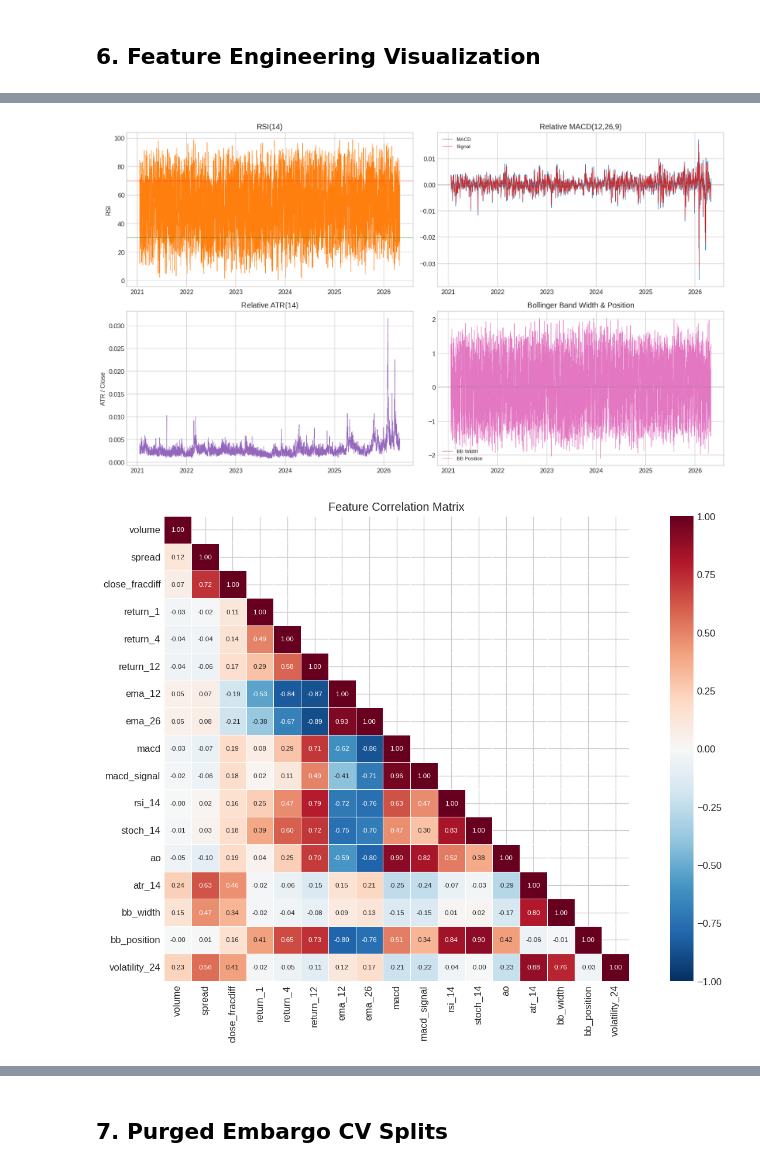
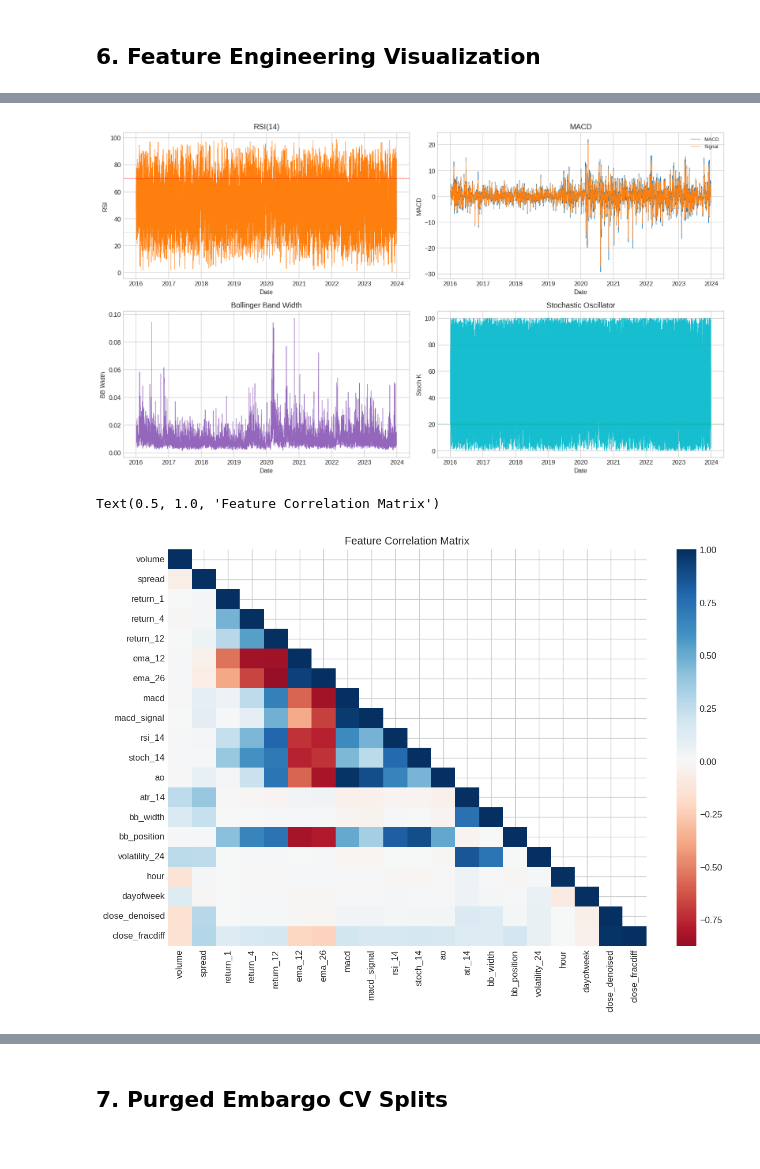
Before and after one commit to ultimateBroK/thesis-compact, a Jupyter notebook: hybrid_stacking_visualization.ipynb, the cells around one changed output, grey strips where cells are left out. Cells and saved outputs as stored; diff of their text form; code cells hidden in the pictures.

```diff
--- a/hybrid_stacking_visualization.ipynb
+++ b/hybrid_stacking_visualization.ipynb
@@ -90,9 +84,13 @@ dataset = build_dataset(config)
 train, test = train_test_time_split(dataset, purge_pct=PURGE_PCT)
 features = feature_columns(dataset)
 
+dataset_pdf = dataset.to_pandas().set_index("timestamp")
+train_pdf = train.to_pandas().set_index("timestamp")
+test_pdf = test.to_pandas().set_index("timestamp")
+
 print(f"Rows: {len(dataset):,}")
 print(f"Train: {len(train):,} | Test: {len(test):,}")
 print(f"Features: {len(features)}")
 print(f"Raw close in features: {'close' in features}")
-print(f"Fractional d: {dataset.attrs.get('fractional_d', 'n/a')}")
+print(f"Fractional d: {FRACTIONAL_D}")
 # %% [output]
@@ -180,8 +175,8 @@ plt.show()
 # %%
 fig, ax = plt.subplots(figsize=(16, 6))
 
-sample = dataset.iloc[::4]
-ax.plot(dataset.index, dataset["close"], color="#1f77b4", linewidth=0.6, alpha=0.5)
+sample = dataset_pdf.iloc[::4]
+ax.plot(dataset_pdf.index, dataset_pdf["close"], color="#1f77b4", linewidth=0.6, alpha=0.5)
 
 for label_val, color in PALETTE.items():
     mask = sample["label"] == label_val
@@ -190,13 +185,8 @@ for label_val, color in PALETTE.items():
         c=color, s=8, alpha=0.7, label=LABEL_NAMES[label_val], zorder=3
     )
 
-ax.axvline(train.index[-1], color="gray", linestyle="--", linewidth=0.8, label="Train/Test split")
-ax.set_title("Price with Triple Barrier Labels")
+ax.axvline(train_pdf.index[-1], color="gray", linestyle="--", linewidth=0.8, label="Train/Test split")
+ax.set_title("Triple Barrier Labels — LONG / HOLD / SHORT")
 ax.set_ylabel("XAU/USD")
-ax.legend(loc="upper left", fontsize=8, markerscale=2)
-ax.xaxis.set_major_formatter(mdates.DateFormatter("%Y-%m"))
-ax.xaxis.set_major_locator(mdates.MonthLocator(interval=2))
-plt.xticks(rotation=45)
-fig.tight_layout()
-plt.show()
+ax.legend(fontsize=8)
 # %% [output]
@@ -230,54 +220,48 @@ plt.show()
 # %%
 fig, axes = plt.subplots(2, 2, figsize=(14, 8))
 
-axes[0, 0].plot(dataset.index, dataset["rsi_14"], color="#ff7f0e", linewidth=0.6)
+axes[0, 0].plot(dataset_pdf.index, dataset_pdf["rsi_14"], color="#ff7f0e", linewidth=0.6)
 axes[0, 0].axhline(70, color="red", linewidth=0.5, linestyle="--")
 axes[0, 0].axhline(30, color="green", linewidth=0.5, linestyle="--")
-axes[0, 0].fill_between(dataset.index, 30, 70, alpha=0.1, color="gray")
+axes[0, 0].fill_between(dataset_pdf.index, 30, 70, alpha=0.1, color="gray")
 axes[0, 0].set_title("RSI(14)")
 axes[0, 0].set_ylabel("RSI")
 
-axes[0, 1].plot(dataset.index, dataset["macd"], color="#1f77b4", linewidth=0.6, label="MACD")
-axes[0, 1].plot(dataset.index, dataset["macd_signal"], color="#d62728", linewidth=0.6, label="Signal")
-axes[0, 1].fill_between(
-    dataset.index, dataset["macd"] - dataset["macd_signal"],
-    alpha=0.3, color="#1f77b4"
-)
-axes[0, 1].axhline(0, color="gray", linewidth=0.5)
-axes[0, 1].set_title("Relative MACD(12,26,9)")
+axes[0, 1].plot(dataset_pdf.index, dataset_pdf["macd"], color="#1f77b4", linewidth=0.6, label="MACD")
+axes[0, 1].plot(dataset_pdf.index, dataset_pdf["macd_signal"], color="#ff7f0e", linewidth=0.6, label="Signal")
 axes[0, 1].legend(fontsize=8)
+axes[0, 1].set_title("MACD")
+axes[0, 1].set_ylabel("MACD")
 
-axes[1, 0].plot(dataset.index, dataset["atr_14"], color="#9467bd", linewidth=0.6)
-axes[1, 0].set_title("Relative ATR(14)")
-axes[1, 0].set_ylabel("ATR / Close")
+axes[1, 0].plot(dataset_pdf.index, dataset_pdf["bb_width"], color="#9467bd", linewidth=0.6)
+axes[1, 0].set_title("Bollinger Band Width")
+axes[1, 0].set_ylabel("BB Width")
 
-axes[1, 1].plot(dataset.index, dataset["bb_width"], color="#8c564b", linewidth=0.6, label="BB Width")
-axes[1, 1].plot(dataset.index, dataset["bb_position"], color="#e377c2", linewidth=0.6, label="BB Position")
-axes[1, 1].axhline(0, color="gray", linewidth=0.5)
-axes[1, 1].set_title("Bollinger Band Width & Position")
-axes[1, 1].legend(fontsize=8)
+axes[1, 1].plot(dataset_pdf.index, dataset_pdf["stoch_14"], color="#17becf", linewidth=0.6)
+axes[1, 1].axhline(80, color="red", linewidth=0.5, linestyle="--")
+axes[1, 1].axhline(20, color="green", linewidth=0.5, linestyle="--")
+axes[1, 1].set_title("Stochastic Oscillator")
+axes[1, 1].set_ylabel("Stoch K")
+
+for ax in axes.flat:
+    ax.set_xlabel("Date")
 
 fig.tight_layout()
-plt.show()
 # %% [output]
-[figure, old version]
+[figure, new version]
 # %%
 fig, ax = plt.subplots(figsize=(12, 8))
 
-corr_cols = [c for c in features if c in dataset.columns and dataset[c].dtype in ["float64", "int64", "float32"]]
-corr = dataset[corr_cols].corr()
+corr_cols = [c for c in features if c in dataset_pdf.columns]
+corr = dataset_pdf[corr_cols].corr()
 mask = np.triu(np.ones_like(corr, dtype=bool), k=1)
-sns.heatmap(
-    corr, mask=mask, annot=True, fmt=".2f",
-    cmap="RdBu_r", center=0, vmin=-1, vmax=1,
-    square=True, linewidths=0.3, ax=ax,
-    annot_kws={"size": 7},
-)
+
+sns.heatmap(corr, mask=mask, annot=False, cmap="RdBu", center=0,
+            xticklabels=corr.columns, yticklabels=corr.columns, ax=ax)
 ax.set_title("Feature Correlation Matrix")
-fig.tight_layout()
-plt.show()
 # %% [output]
+Text(0.5, 1.0, 'Feature Correlation Matrix')
-[figure, old version]
+[figure, new version]
 # %%
 fig, axes = plt.subplots(2, 2, figsize=(12, 8))
 
```
Also changed, not shown: parts of 28 cells of this notebook, 16 other files.
